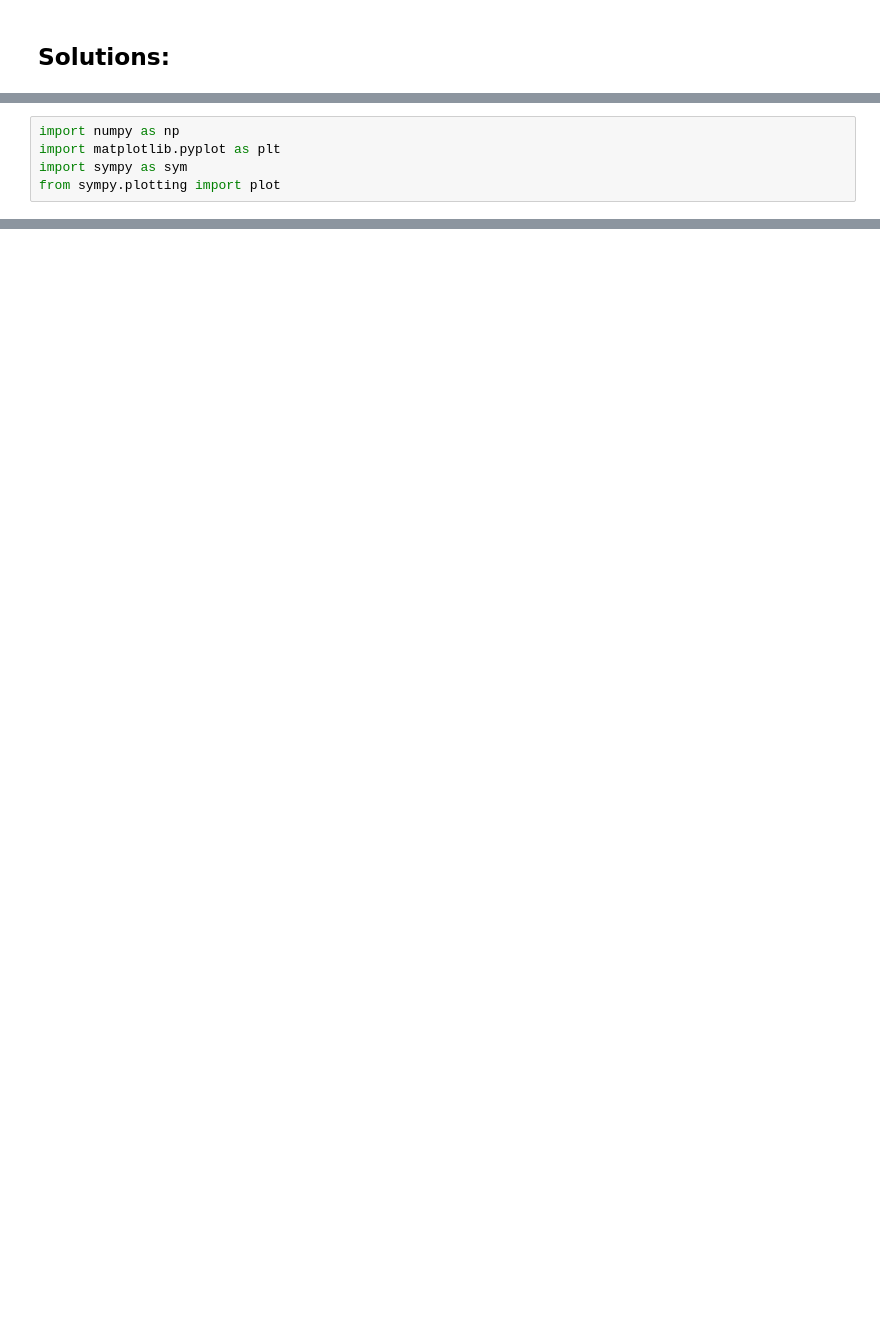
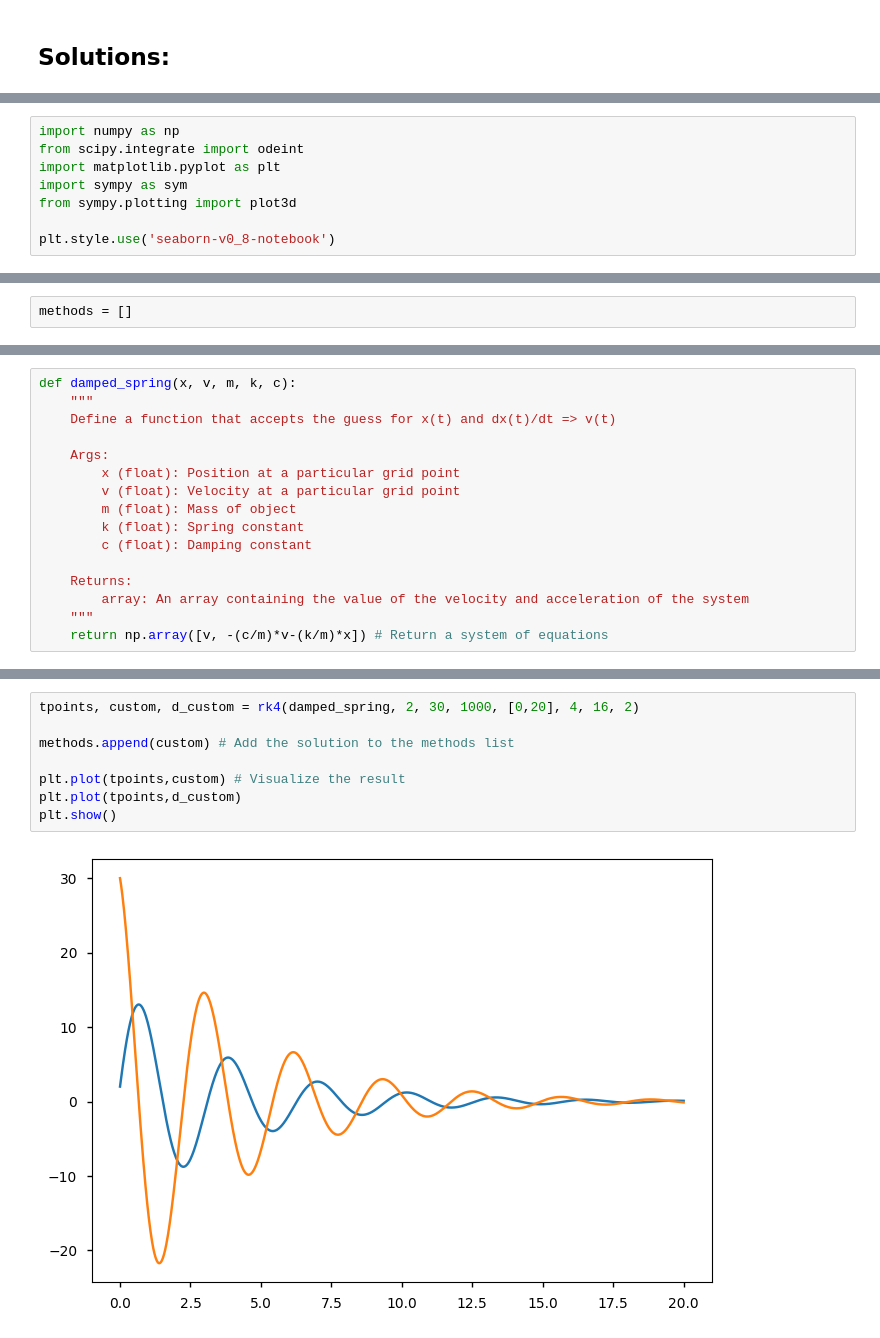
Before and after one commit to trevorolsson/Comp.-Phys.-Projects, a Jupyter notebook: Project 4/project4.ipynb, the cells around one changed output, grey strips where cells are left out. Saved outputs shown, nothing was run; the diff lists cells and outputs as text; blank space fills up the shorter version.

```diff
--- a/Project 4/project4.ipynb
+++ b/Project 4/project4.ipynb
@@ -22,5 +22,8 @@ $$m\frac{d^{2}x}{dt^{2}}=-kx-c\frac{dx}{dt}$$
 # %%
 import numpy as np
+from scipy.integrate import odeint
 import matplotlib.pyplot as plt
 import sympy as sym
-from sympy.plotting import plot
+from sympy.plotting import plot3d
+
+plt.style.use('seaborn-v0_8-notebook')
@@ -26,0 +32,2 @@ from sympy.plotting import plot
+# %%
+methods = []
@@ -26,0 +113,16 @@ from sympy.plotting import plot
+# %%
+def damped_spring(x, v, m, k, c):
+    """
+    Define a function that accepts the guess for x(t) and dx(t)/dt => v(t)
+
+    Args:
+        x (float): Position at a particular grid point
+        v (float): Velocity at a particular grid point
+        m (float): Mass of object
+        k (float): Spring constant
+        c (float): Damping constant
+
+    Returns:
+        array: An array containing the value of the velocity and acceleration of the system
+    """
+    return np.array([v, -(c/m)*v-(k/m)*x]) # Return a system of equations
@@ -26,0 +172,10 @@ from sympy.plotting import plot
+# %%
+tpoints, custom, d_custom = rk4(damped_spring, 2, 30, 1000, [0,20], 4, 16, 2)
+
+methods.append(custom) # Add the solution to the methods list
+
+plt.plot(tpoints,custom) # Visualize the result
+plt.plot(tpoints,d_custom)
+plt.show()
+# %% [output]
+[figure, added]
```
Also changed, not shown: parts of 33 cells of this notebook.
